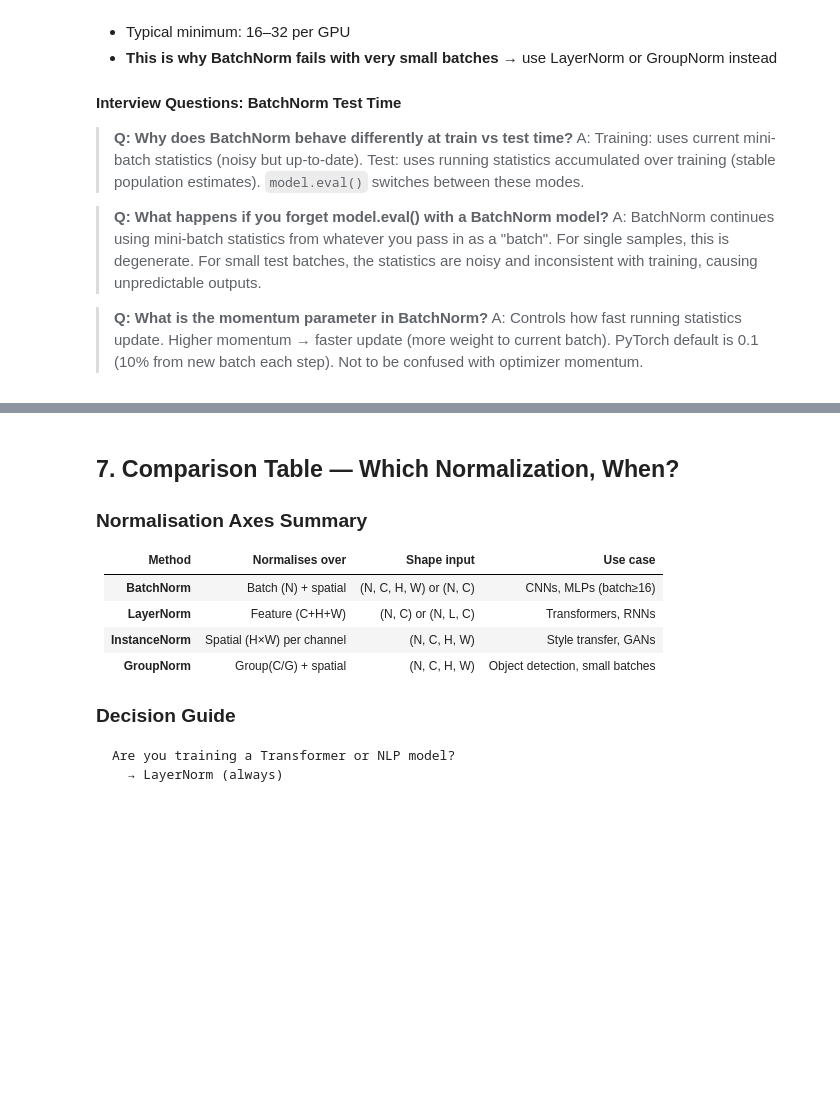
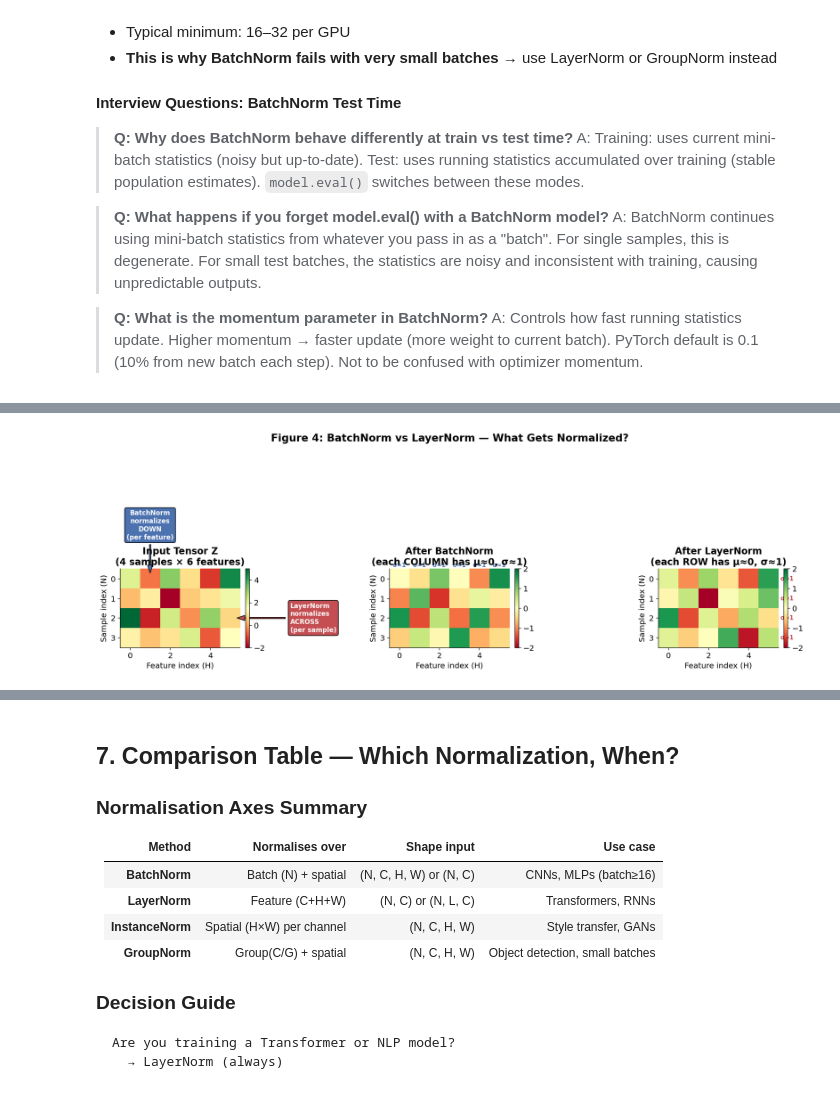
Before and after one commit to Lmalviya/deeplearning, a Jupyter notebook: notes/05_normalization_initialization.ipynb, the cells around one changed output, grey strips where cells are left out. Drawn from its saved outputs; the diff is of its cells as text; code cells hidden in the pictures; blank space fills up the shorter version.

```diff
--- a/notes/05_normalization_initialization.ipynb
+++ b/notes/05_normalization_initialization.ipynb
@@ -460,72 +763,91 @@ Modern transformers use **Pre-LayerNorm** (before sublayer) for stable gradients
 # %%
-# Figure 4: LayerNorm — what it normalises + comparison with BatchNorm
-import torch, torch.nn as nn, numpy as np, matplotlib.pyplot as plt
+# Figure 4: BatchNorm vs LayerNorm — What Gets Normalised
+import torch
+import torch.nn as nn
+import numpy as np
+import matplotlib.pyplot as plt
 
 torch.manual_seed(42)
 
-# (N=4 samples, H=6 features)
+# (N=4 samples/images/tokens, H=6 features/embeddings)
 z = torch.tensor([
     [2.1, -0.5,  3.2,  0.8, -1.2,  4.5],
     [0.3,  1.1, -2.0,  0.5,  0.9,  1.8],
     [5.0, -1.5,  2.3, -0.2,  3.1,  0.7],
     [1.2,  0.4,  0.9,  2.2, -0.8,  1.5],
 ], dtype=torch.float32)   # shape (4, 6)
 
-# BatchNorm: normalise over N for each feature
+# BatchNorm: normalise over N for each feature (vertically)
 bn = nn.BatchNorm1d(6, eps=1e-5, affine=False)
 z_bn = bn(z).detach().numpy()
 
-# LayerNorm: normalise over H for each sample
+# LayerNorm: normalise over H for each sample (horizontally)
 ln = nn.LayerNorm(6, eps=1e-5, elementwise_affine=False)
 z_ln = ln(z).detach().numpy()
 
-fig, axes = plt.subplots(1, 3, figsize=(15, 4.5))
+fig, axes = plt.subplots(1, 3, figsize=(16, 5))
 
 # ── Plot 1: Heatmap — show what gets normalised ──
 im0 = axes[0].imshow(z.numpy(), cmap='RdYlGn', aspect='auto', vmin=-2, vmax=5)
-axes[0].set_title('Input Z (4 samples × 6 features)')
-axes[0].set_xlabel('Feature index'); axes[0].set_ylabel('Sample index')
-plt.colorbar(im0, ax=axes[0])
-# Annotate arrows
-axes[0].annotate('BatchNorm
-normalises
-down (per feature)', xy=(0,0),
-                 xytext=(6.5, 1.5), fontsize=9, color='#4C72B0',
-                 arrowprops=dict(arrowstyle='->', color='#4C72B0'))
-axes[0].annotate('LayerNorm
-normalises
-across (per sample)', xy=(3,0),
-                 xytext=(1.5, 5.0), fontsize=9, color='#C44E52',
-                 arrowprops=dict(arrowstyle='->', color='#C44E52'))
+axes[0].set_title('Input Tensor Z\n(4 samples × 6 features)', fontweight='bold')
+axes[0].set_xlabel('Feature index (H)')
+axes[0].set_ylabel('Sample index (N)')
+plt.colorbar(im0, ax=axes[0], fraction=0.046, pad=0.04)
 
+# Fixed String formatting using '\n'
+axes[0].annotate('BatchNorm\nnormalizes\nDOWN\n(per feature)',
+                 xy=(1, -0.2), xytext=(1, -2),
+                 fontsize=10, fontweight='bold', color='white', ha='center',
+                 bbox=dict(boxstyle='round', facecolor='#4C72B0', edgecolor='black'),
+                 arrowprops=dict(facecolor='#4C72B0', edgecolor='black', shrink=0.05, width=2, headwidth=8))
+
+axes[0].annotate('LayerNorm\nnormalizes\nACROSS\n(per sample)',
+                 xy=(5.2, 2), xytext=(8, 2),
+                 fontsize=10, fontweight='bold', color='white', va='center',
+                 bbox=dict(boxstyle='round', facecolor='#C44E52', edgecolor='black'),
+                 arrowprops=dict(facecolor='#C44E52', edgecolor='black', shrink=0.05, width=2, headwidth=8))
+
+
+# ── Plot 2: After BatchNorm ──
 im1 = axes[1].imshow(z_bn, cmap='RdYlGn', aspect='auto', vmin=-2, vmax=2)
-axes[1].set_title('After BatchNorm
-(each col: μ≈0, σ≈1)')
-axes[1].set_xlabel('Feature index'); axes[1].set_ylabel('Sample index')
-plt.colorbar(im1, ax=axes[1])
+axes[1].set_title('After BatchNorm\n(each COLUMN has μ≈0, σ≈1)', fontweight='bold')
+axes[1].set_xlabel('Feature index (H)')
+axes[1].set_ylabel('Sample index (N)')
+plt.colorbar(im1, ax=axes[1], fraction=0.046, pad=0.04)
+
 for j in range(6):
     col_vals = z_bn[:, j]
-    axes[1].text(j, -0.6, f'σ={col_vals.std():.2f}', ha='center', fontsize=8, color='#4C72B0')
+    axes[1].text(j, -0.6, f'σ≈{col_vals.std():.0f}', ha='center', fontsize=9, fontweight='bold', color='#4C72B0')
 
+
+# ── Plot 3: After LayerNorm ──
 im2 = axes[2].imshow(z_ln, cmap='RdYlGn', aspect='auto', vmin=-2, vmax=2)
-axes[2].set_title('After LayerNorm
-(each row: μ≈0, σ≈1)')
-axes[2].set_xlabel('Feature index'); axes[2].set_ylabel('Sample index')
-plt.colorbar(im2, ax=axes[2])
+axes[2].set_title('After LayerNorm\n(each ROW has μ≈0, σ≈1)', fontweight='bold')
+axes[2].set_xlabel('Feature index (H)')
+axes[2].set_ylabel('Sample index (N)')
+plt.colorbar(im2, ax=axes[2], fraction=0.046, pad=0.04)
+
 for i in range(4):
     row_vals = z_ln[i, :]
-    axes[2].text(6.1, i, f'σ={row_vals.std():.2f}', ha='left', fontsize=8, color='#C44E52')
+    axes[2].text(5.6, i, f'σ≈{row_vals.std():.0f}', va='center', fontsize=9, fontweight='bold', color='#C44E52')
 
-plt.suptitle('Figure 4: BatchNorm vs LayerNorm — What Gets Normalised',
-             fontsize=14, fontweight='bold', y=1.01)
+
+plt.suptitle('Figure 4: BatchNorm vs LayerNorm — What Gets Normalized?',
+             fontsize=16, fontweight='bold', y=1.05)
+
+# Ignore plotting clipping for arrows that go outside the box
+axes[0].set_clip_on(False)
 plt.tight_layout()
 plt.show()
 
 # ── Stats verification ──
-print("After BatchNorm (column-wise mean/std):")
-print("  μ per feature:", z_bn.mean(axis=0).round(2))
-print("  σ per feature:", z_bn.std(axis=0).round(2))
+print("══ After BatchNorm (Normalizing COLUMN-WISE) ══")
+print("  μ per feature (column):", z_bn.mean(axis=0).round(2))
+print("  σ per feature (column):", z_bn.std(axis=0).round(2))
 print()
-print("After LayerNorm (row-wise mean/std):")
-print("  μ per sample:", z_ln.mean(axis=1).round(2))
-print("  σ per sample:", z_ln.std(axis=1).round(2))
+
+print("══ After LayerNorm (Normalizing ROW-WISE) ══")
+print("  μ per sample (row):", z_ln.mean(axis=1).round(2))
+print("  σ per sample (row):", z_ln.std(axis=1).round(2))
+# %% [output]
+[figure, added]
```
Also changed, not shown: parts of 32 cells of this notebook, 10 other files.
